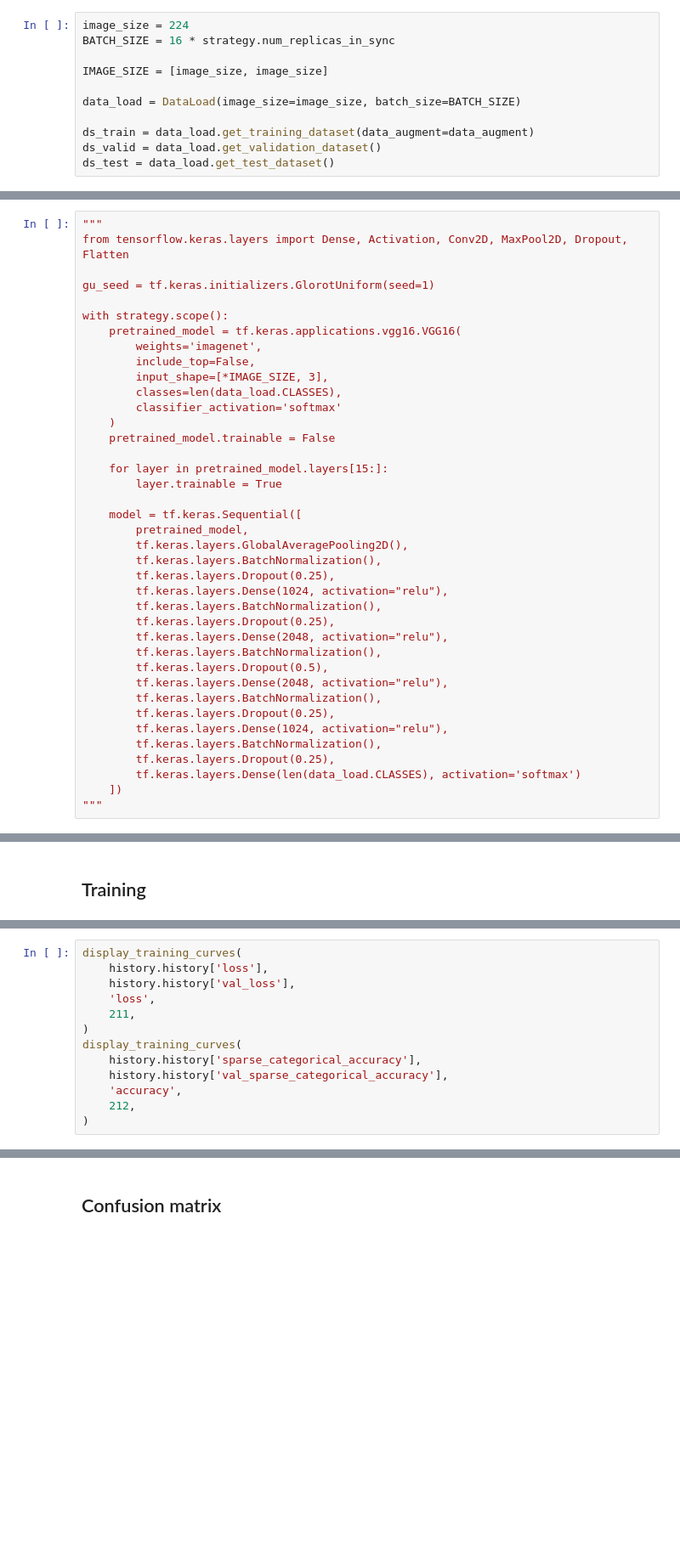
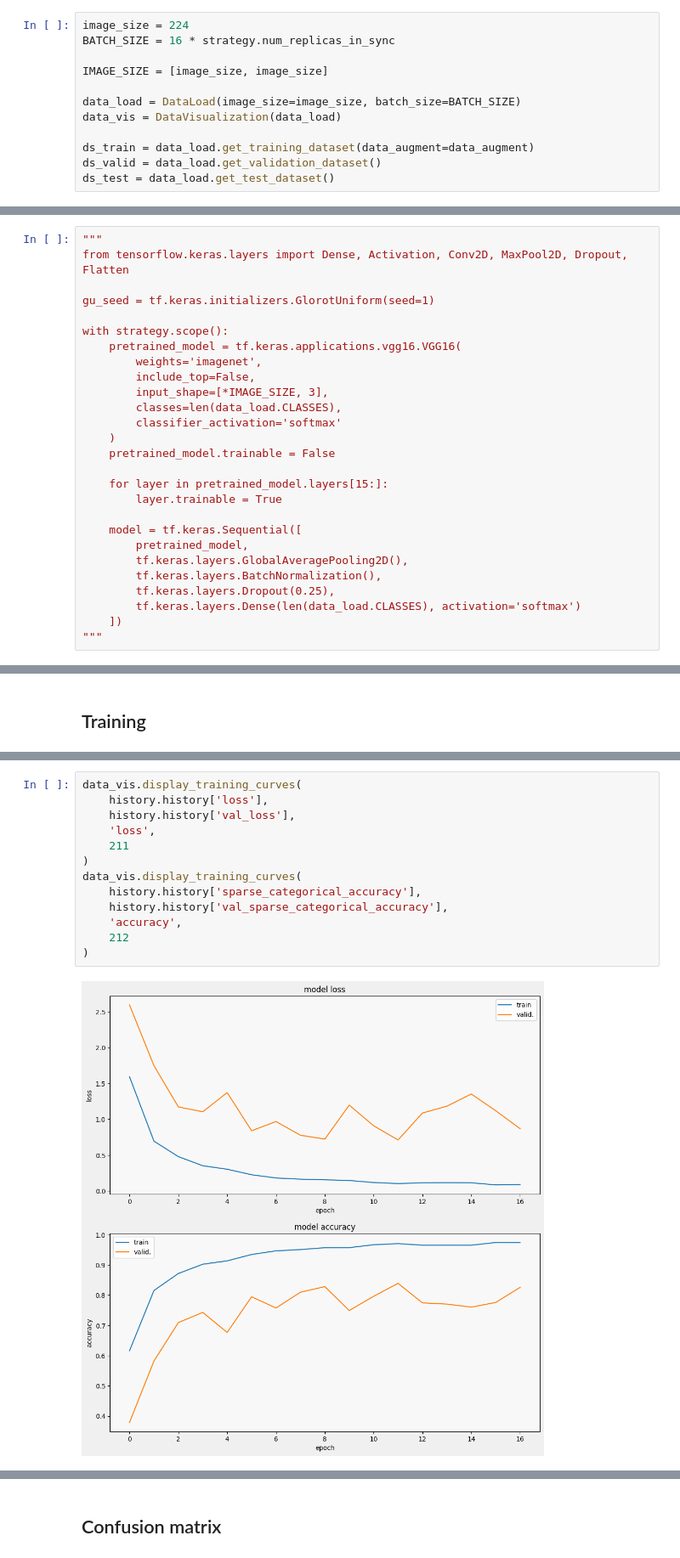
Before and after one commit to m-tarro/Neural-Networks-2023-Project, a Jupyter notebook: flower-classification-notebook.ipynb, the cells around one changed output, grey strips where cells are left out. Shown at 85% size. Drawn from its saved outputs; the diff is of its cells as text; blank space fills up the shorter version.

```diff
--- a/flower-classification-notebook.ipynb
+++ b/flower-classification-notebook.ipynb
@@ -321,6 +100,7 @@ BATCH_SIZE = 16 * strategy.num_replicas_in_sync
 IMAGE_SIZE = [image_size, image_size]
 
 data_load = DataLoad(image_size=image_size, batch_size=BATCH_SIZE)
+data_vis = DataVisualization(data_load)
 
 ds_train = data_load.get_training_dataset(data_augment=data_augment)
 ds_valid = data_load.get_validation_dataset()
@@ -351,18 +131,6 @@ with strategy.scope():
         tf.keras.layers.GlobalAveragePooling2D(),
         tf.keras.layers.BatchNormalization(),
         tf.keras.layers.Dropout(0.25),
-        tf.keras.layers.Dense(1024, activation="relu"),
-        tf.keras.layers.BatchNormalization(),
-        tf.keras.layers.Dropout(0.25),
-        tf.keras.layers.Dense(2048, activation="relu"),
-        tf.keras.layers.BatchNormalization(),
-        tf.keras.layers.Dropout(0.5),
-        tf.keras.layers.Dense(2048, activation="relu"),
-        tf.keras.layers.BatchNormalization(),
-        tf.keras.layers.Dropout(0.25),
-        tf.keras.layers.Dense(1024, activation="relu"),
-        tf.keras.layers.BatchNormalization(),
-        tf.keras.layers.Dropout(0.25),
         tf.keras.layers.Dense(len(data_load.CLASSES), activation='softmax')
     ])
 """
@@ -503,14 +287,16 @@ KeyboardInterrupt:
 # %%
-display_training_curves(
+data_vis.display_training_curves(
     history.history['loss'],
     history.history['val_loss'],
     'loss',
-    211,
+    211
 )
-display_training_curves(
+data_vis.display_training_curves(
     history.history['sparse_categorical_accuracy'],
     history.history['val_sparse_categorical_accuracy'],
     'accuracy',
-    212,
+    212
 )
+# %% [output]
+[figure, added]
 # %%
```
Also changed, not shown: parts of 25 cells of this notebook, 3 other files.
